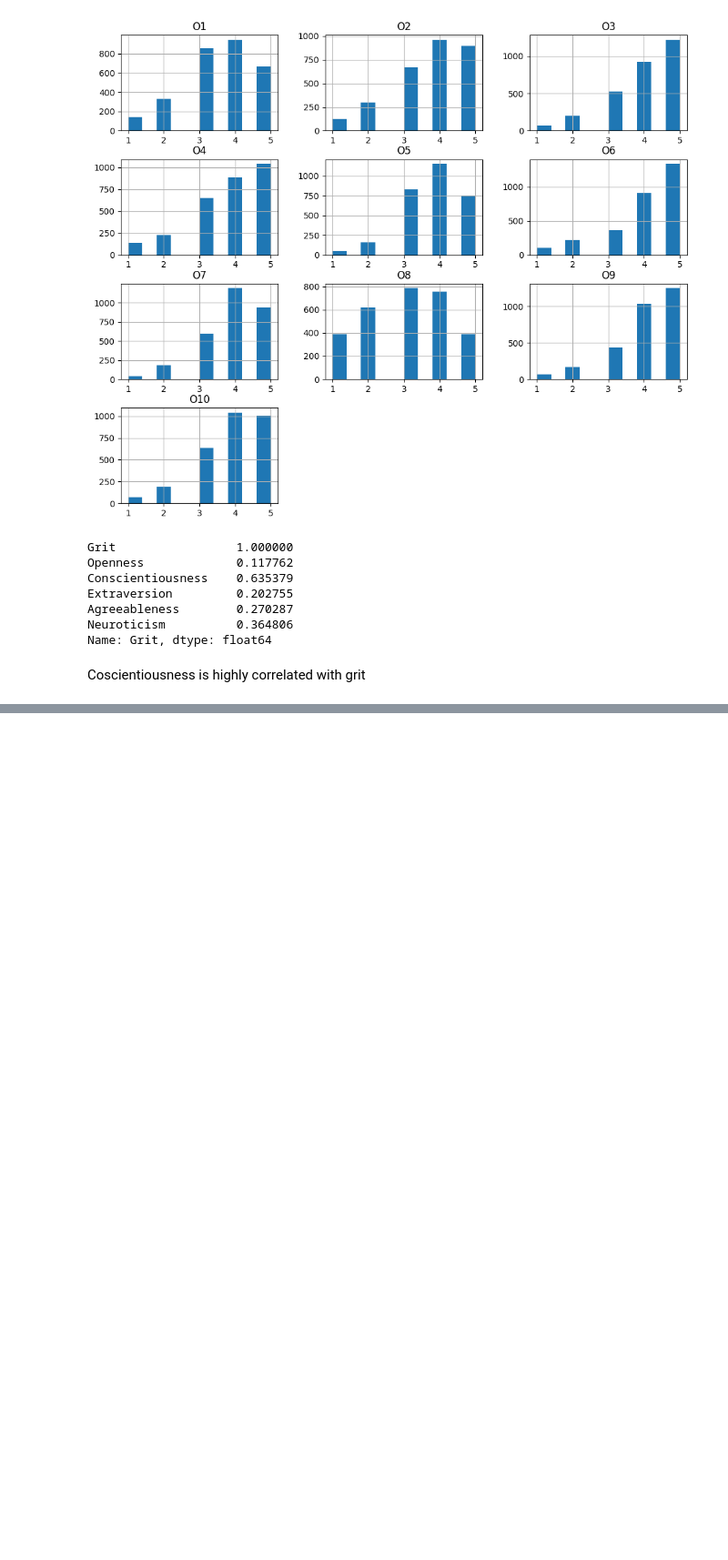
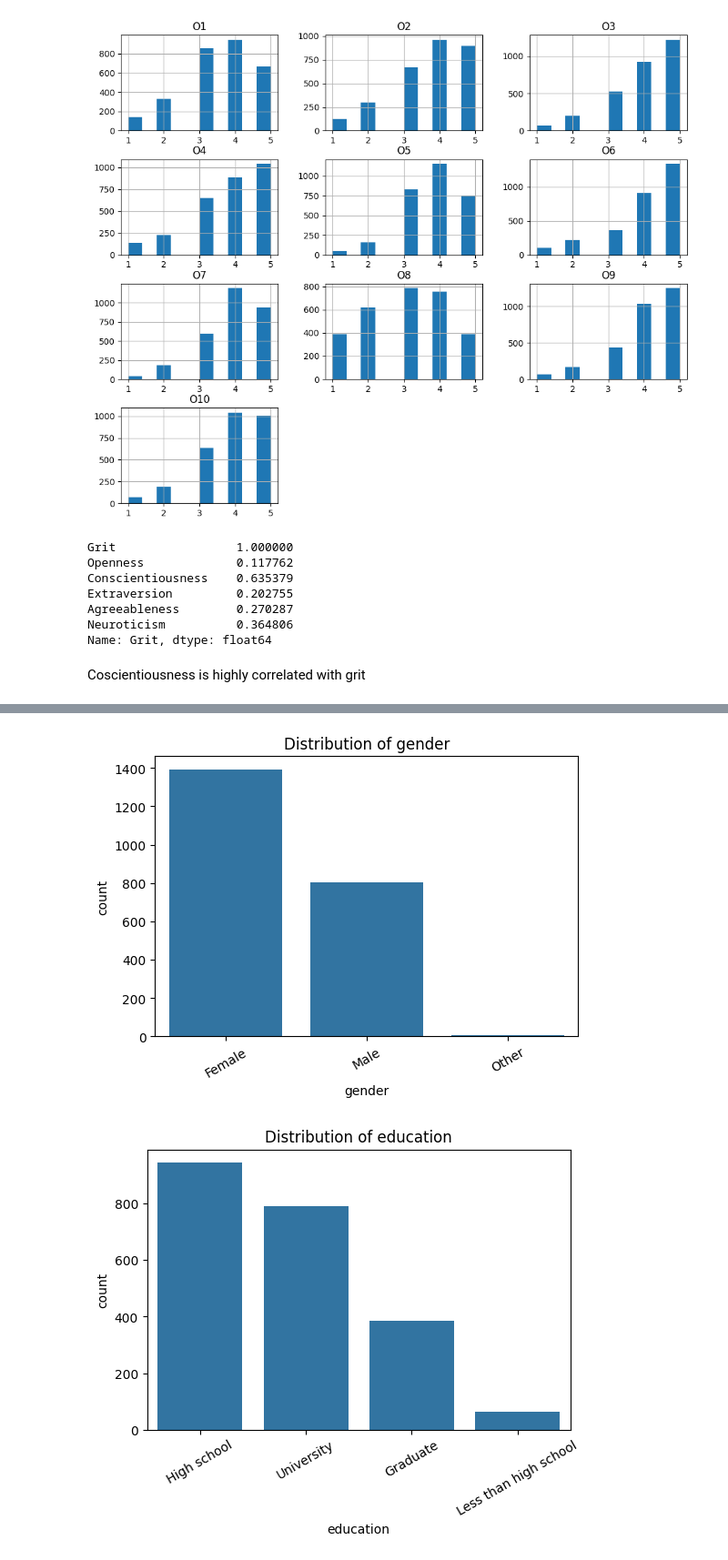
Before and after one commit to Rishik15/BTT_GM2, a Jupyter notebook: gritdatacleaning.ipynb, the cells around one changed output, grey strips where cells are left out. Shown at 91% size. Saved outputs shown, nothing was run; the diff lists cells and outputs as text; code cells hidden in the pictures; blank space fills up the shorter version.

```diff
--- a/gritdatacleaning.ipynb
+++ b/gritdatacleaning.ipynb
@@ -547,0 +619,12 @@ Coscientiousness is highly correlated with grit
+# %%
+#how are we handling the zeroes in demographics
+#since some are categorical, we are subistuting the 0 with Nan, we can change it back if needed
+#shoudl i change all variable back to categroical for better aanslyis?
+
+# Replace 0s with NaN in all demographic columns
+
+for col in demographics:
+    if 0 in df[col].unique():
+        df[col] = df[col].replace(0, np.nan)
+
+print(df[demographics].head)
@@ -547,0 +649,12 @@ Coscientiousness is highly correlated with grit
+# %%
+# Identify categorical columns
+categorical_cols = ['gender', 'education', 'urban', 'religion', 'race',
+                    'married', 'engnat', 'hand', 'orientation', 'voted' ]
+
+# Convert to category dtype
+for col in demographics_df:
+    df[col] = df[col].astype('category')
+
+# Optional: check how they look
+for col in categorical_cols:
+    print(f"\n{col} categories:", df[col].unique())
@@ -547,0 +745,10 @@ Coscientiousness is highly correlated with grit
+# %%
+# Summary statistics specifically for age
+print(df['age'].describe())
+
+# Value counts for each categorical column
+for col in categorical_cols:
+    print(f"\n{col.upper()} distribution:")
+    print(df[col].value_counts(dropna=False))
+
+#check for familysize similarly
@@ -547,0 +773,12 @@ Coscientiousness is highly correlated with grit
+# %%
+#graphs indicating demographic distribution per column
+
+for col in categorical_cols:
+    plt.figure(figsize=(6,4))
+    sns.countplot(data=df, x=col, order=df[col].value_counts().index)
+    plt.title(f"Distribution of {col}")
+    plt.xticks(rotation=30)
+    plt.show()
+# %% [output]
+[figure, added]
+[figure, added]
```
Also changed, not shown: parts of 23 cells of this notebook, 1 other file.
